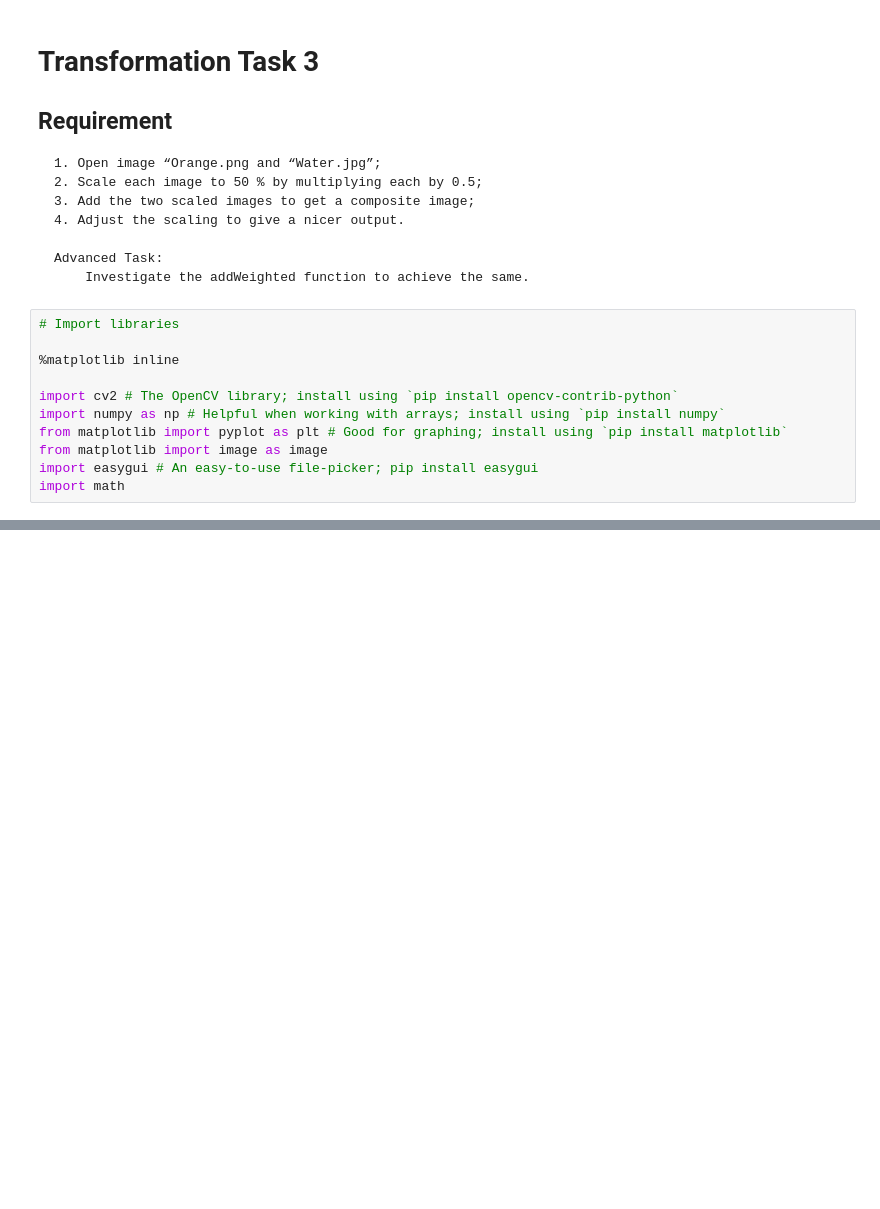
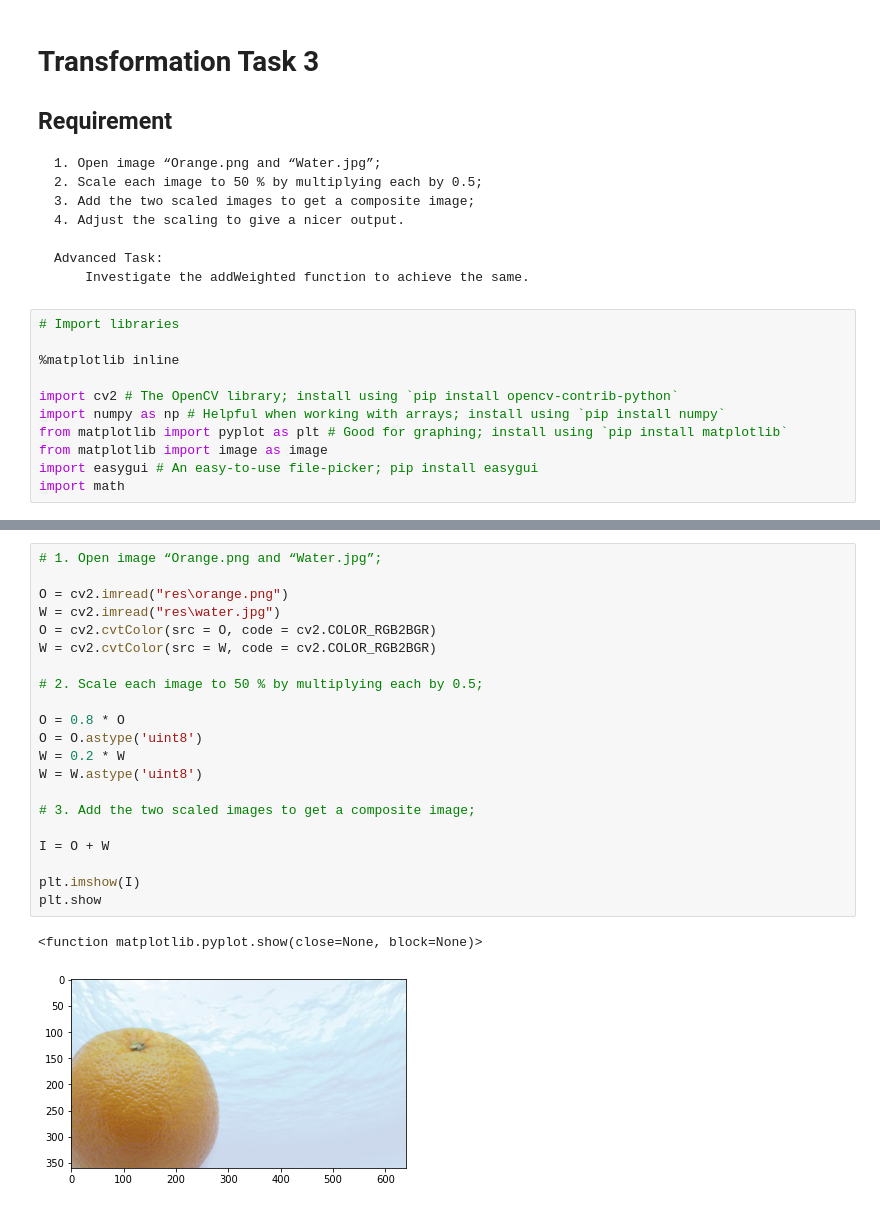
Before and after one commit to xiaomaomi7/Task_IP, a Jupyter notebook: Transformation Task 3.ipynb, the cells around one changed output, grey strips where cells are left out. Saved outputs shown, nothing was run; the diff lists cells and outputs as text; blank space fills up the shorter version.

```diff
--- a/Transformation Task 3.ipynb
+++ b/Transformation Task 3.ipynb
@@ -122,0 +56,24 @@ plt.show
+# %%
+# 1. Open image “Orange.png and “Water.jpg”;
+
+O = cv2.imread("res\orange.png")
+W = cv2.imread("res\water.jpg")
+O = cv2.cvtColor(src = O, code = cv2.COLOR_RGB2BGR)
+W = cv2.cvtColor(src = W, code = cv2.COLOR_RGB2BGR)
+
+# 2. Scale each image to 50 % by multiplying each by 0.5;
+
+O = 0.8 * O
+O = O.astype('uint8')
+W = 0.2 * W
+W = W.astype('uint8')
+
+# 3. Add the two scaled images to get a composite image;
+
+I = O + W
+
+plt.imshow(I)
+plt.show
+# %% [output]
+<function matplotlib.pyplot.show(close=None, block=None)>
+[figure, added]
```
Also changed, not shown: parts of 2 cells of this notebook.
